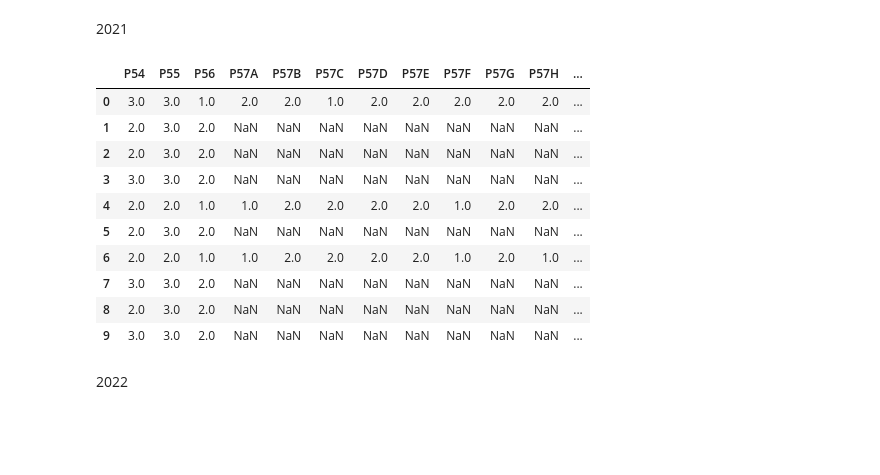
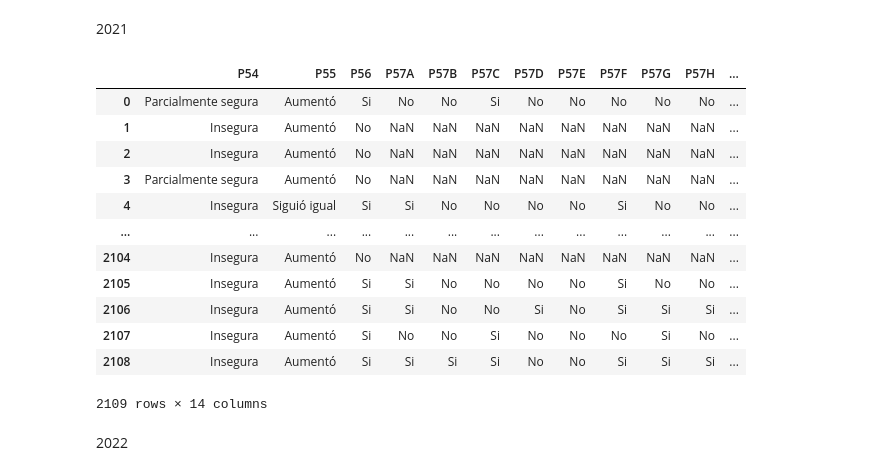
Before and after one commit to JuanParraG/dinamita-de-datos, a Jupyter notebook: Análisis de datos.ipynb, the cells around one changed output. Drawn from its saved outputs; the diff is of its cells as text; code cells hidden in the pictures; blank space fills up the shorter version.

```diff
--- a/Análisis de datos.ipynb
+++ b/Análisis de datos.ipynb
@@ -86,35 +88,51 @@ ECN2020.head(10)
 2021
 # %%
 ruta ="Bases de datos/1.4. Bases CCB/ECN/2021/Base_2021.csv"
+ruta2 ="Bases de datos/1.4. Bases CCB/ECN/2021/Base_2021(Antiguo).xlsx"
 listaColumnasECN = ['P54',
                     'P55',
                     'P56',
                     'P57A','P57B',      'P57C', 'P57D',   'P57E',       'P57F',  'P57G',     'P57H',    'P58',
                     #hurto,delitosinfo, fraude, extorsion, hurto auto, ataque,  vandalsimo, secuestro, denuncio
                     'P59',
                     #1	APLICACIÓN A DENUNCIAR,
                     # 2	CASA DE JUSTICIA (COMISARÍA DE FAMILIA)
                     #3	INSPECCIÓN DE POLICÍA (ESTACIÓN DE POLICÍA)
                     #4	URI DE LA FISCALÍA
                     #5	GAULA
                     ]
+listaColumnasECNANT =['P54',
+                    'P55',
+                    'P56',
+                    'P57A','P57B',      'P57C', 'P57D',   'P57E',       'P57F',  'P57G',     'P57H',    'P58',
+                    #hurto,delitosinfo, fraude, extorsion, hurto auto, ataque,  vandalsimo, secuestro, denuncio
+                    'P59',
+                    #1	APLICACIÓN A DENUNCIAR,
+                    # 2	CASA DE JUSTICIA (COMISARÍA DE FAMILIA)
+                    #3	INSPECCIÓN DE POLICÍA (ESTACIÓN DE POLICÍA)
+                    #4	URI DE LA FISCALÍA
+                    #5	GAULA
+                    'fax expansión'
+                    ]
 ECN2021 = pd.read_csv(ruta,encoding='iso-8859-1')
-ECN2021 = ECN2021.loc[:, listaColumnasECN]
-ECN2021.head(10)
-#ECN2021.dtypes
-#ECN2021.isnull().sum()
+ECN2021ANT = pd.read_excel(ruta2)
+
+ECN2021ANT = ECN2021ANT.loc[:, listaColumnasECNANT]
+ECN2021ANT
 # %% [output]
 |  | P54 | P55 | P56 | P57A | P57B | P57C | P57D | P57E | P57F | P57G | P57H | ... |
-| 0 | 3.0 | 3.0 | 1.0 | 2.0 | 2.0 | 1.0 | 2.0 | 2.0 | 2.0 | 2.0 | 2.0 | ... |
-| 1 | 2.0 | 3.0 | 2.0 | NaN | NaN | NaN | NaN | NaN | NaN | NaN | NaN | ... |
-| 2 | 2.0 | 3.0 | 2.0 | NaN | NaN | NaN | NaN | NaN | NaN | NaN | NaN | ... |
-| 3 | 3.0 | 3.0 | 2.0 | NaN | NaN | NaN | NaN | NaN | NaN | NaN | NaN | ... |
-| 4 | 2.0 | 2.0 | 1.0 | 1.0 | 2.0 | 2.0 | 2.0 | 2.0 | 1.0 | 2.0 | 2.0 | ... |
-| 5 | 2.0 | 3.0 | 2.0 | NaN | NaN | NaN | NaN | NaN | NaN | NaN | NaN | ... |
-| 6 | 2.0 | 2.0 | 1.0 | 1.0 | 2.0 | 2.0 | 2.0 | 2.0 | 1.0 | 2.0 | 1.0 | ... |
-| 7 | 3.0 | 3.0 | 2.0 | NaN | NaN | NaN | NaN | NaN | NaN | NaN | NaN | ... |
-| 8 | 2.0 | 3.0 | 2.0 | NaN | NaN | NaN | NaN | NaN | NaN | NaN | NaN | ... |
-| 9 | 3.0 | 3.0 | 2.0 | NaN | NaN | NaN | NaN | NaN | NaN | NaN | NaN | ... |
+| 0 | Parcialmente segura | Aumentó | Si | No | No | Si | No | No | No | No | No | ... |
+| 1 | Insegura | Aumentó | No | NaN | NaN | NaN | NaN | NaN | NaN | NaN | NaN | ... |
+| 2 | Insegura | Aumentó | No | NaN | NaN | NaN | NaN | NaN | NaN | NaN | NaN | ... |
+| 3 | Parcialmente segura | Aumentó | No | NaN | NaN | NaN | NaN | NaN | NaN | NaN | NaN | ... |
+| 4 | Insegura | Siguió igual | Si | Si | No | No | No | No | Si | No | No | ... |
+| ... | ... | ... | ... | ... | ... | ... | ... | ... | ... | ... | ... | ... |
+| 2104 | Insegura | Aumentó | No | NaN | NaN | NaN | NaN | NaN | NaN | NaN | NaN | ... |
+| 2105 | Insegura | Aumentó | Si | Si | No | No | No | No | Si | No | No | ... |
+| 2106 | Insegura | Aumentó | Si | Si | No | No | Si | No | Si | Si | Si | ... |
+| 2107 | Insegura | Aumentó | Si | No | No | Si | No | No | No | Si | No | ... |
+| 2108 | Insegura | Aumentó | Si | Si | Si | Si | No | No | Si | Si | Si | ... |
+2109 rows × 14 columns
 # %% [markdown]
 2022
 # %%
```
Also changed, not shown: parts of 6 cells of this notebook.
